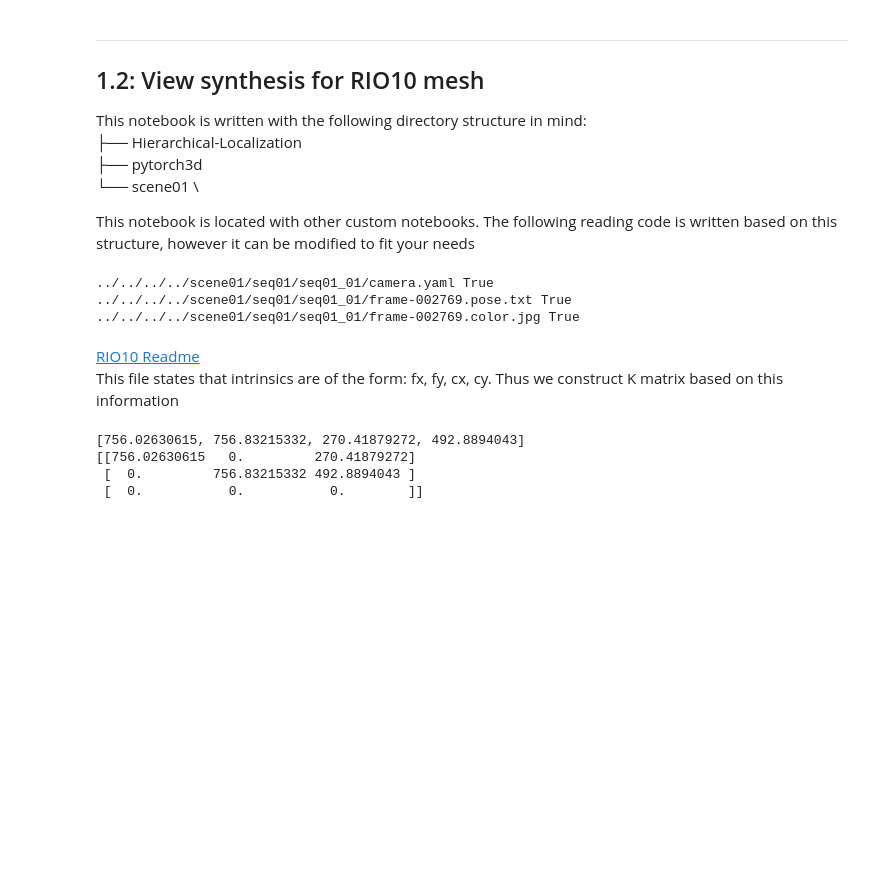
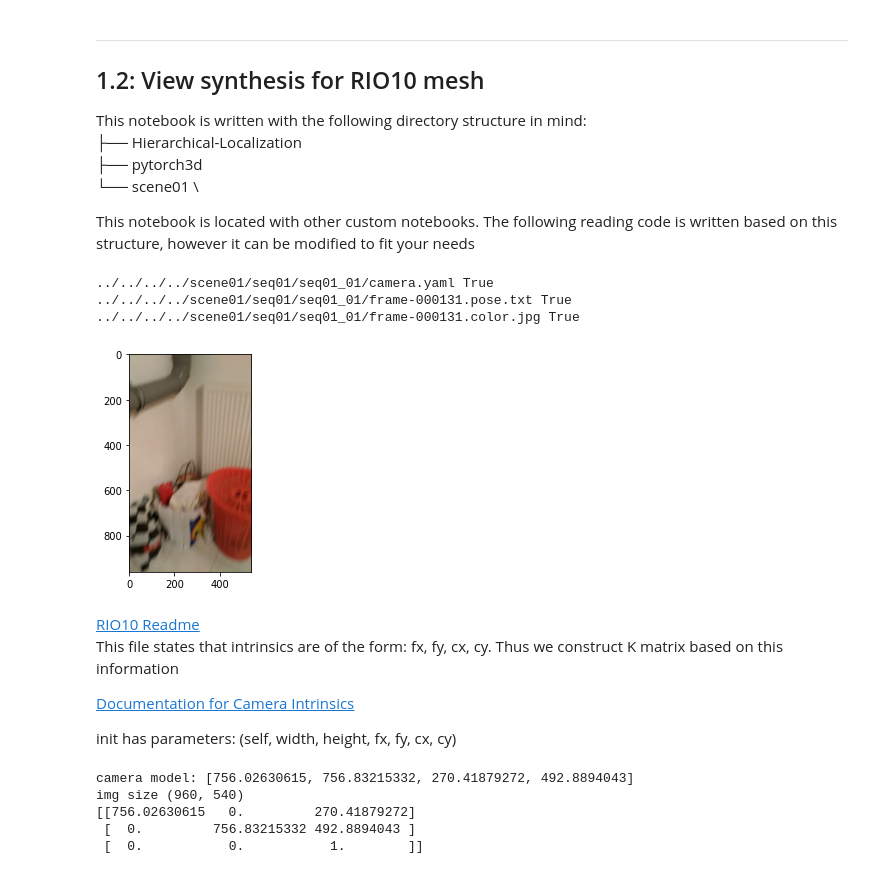
Before and after one commit to Shubodh/pytorch3d, a Jupyter notebook: docs/tutorials/shub_custom/place_level_formulation.ipynb, the cells around one changed output. Saved outputs shown, nothing was run; the diff lists cells and outputs as text; code cells hidden in the pictures; blank space fills up the shorter version.

Commit message:
plotting mesh

```diff
--- a/docs/tutorials/shub_custom/place_level_formulation.ipynb
+++ b/docs/tutorials/shub_custom/place_level_formulation.ipynb
@@ -180,33 +184,41 @@ This notebook is located with other custom notebooks. The following reading code
 # %%
 #Ensure camera_file, pose_file, and rgb_file are set correctly and exist for further cells to work
 
 pose_file_dir = "../../../../scene01/seq01/seq01_01/"
 camera_file = os.path.join(pose_file_dir, 'camera.yaml')
 
 #change file num:
 #added format code, so just
 #integer format
-num = 2769
+num = 131
 camera_file = 'camera.yaml'
 pose_file = 'frame-{:06d}.pose.txt'.format(num)
 rgb_file = 'frame-{:06d}.color.jpg'.format(num)
 
 camera_file = os.path.join(pose_file_dir, camera_file)
 pose_file = os.path.join(pose_file_dir, pose_file)
 rgb_file = os.path.join(pose_file_dir, rgb_file)
 
 print(camera_file, os.path.isfile(camera_file))
 print(pose_file, os.path.isfile(pose_file))
 print(rgb_file, os.path.isfile(rgb_file))
+img = plt.imread(rgb_file)
+plt.imshow(img)
+plt.show()
 # os.path.isfile(camera_file)
 # os.listdir(mesh_file_sample)
 # %% [output]
 ../../../../scene01/seq01/seq01_01/camera.yaml True
-../../../../scene01/seq01/seq01_01/frame-002769.pose.txt True
-../../../../scene01/seq01/seq01_01/frame-002769.color.jpg True
+../../../../scene01/seq01/seq01_01/frame-000131.pose.txt True
+../../../../scene01/seq01/seq01_01/frame-000131.color.jpg True
+[figure, added]
 # %% [markdown]
 [RIO10 Readme](https://github.com/WaldJohannaU/RIO10/blob/master/README.md) \
 This file states that intrinsics are of the form: fx, fy, cx, cy. Thus we construct K matrix based on this information
+
+[Documentation for Camera Intrinsics](http://www.open3d.org/docs/release/python_api/open3d.camera.PinholeCameraIntrinsic.html)
+
+init has parameters: (self, width, height, fx, fy, cx, cy)
 # %%
 #camera parsing
 with open(camera_file, 'r') as f:
@@ -220,13 +232,26 @@ K[0,0] = model[0]
 K[1,1] = model[1]
 K[0,2] = model[2]
 K[1,2] = model[3]
-print(model)
-print(K)
+print("camera model:" ,model)
+print("img size", img_size)
+# print(K)
+#Set intrinsics here itself:
+param = o3d.camera.PinholeCameraParameters()
+intrinsic = param.intrinsic.set_intrinsics(width = img_size[1],
+                                                height = img_size[0],
+                                                fx = model[0],
+                                                fy = model[1],
+                                                cx = model[2],
+                                                cy = model[3])
+# param.intrinsic = intrinsic
+# print(img_size)
+print(param.intrinsic.intrinsic_matrix)
 # %% [output]
-[756.02630615, 756.83215332, 270.41879272, 492.8894043]
+camera model: [756.02630615, 756.83215332, 270.41879272, 492.8894043]
+img size (960, 540)
 [[756.02630615   0.         270.41879272]
  [  0.         756.83215332 492.8894043 ]
- [  0.           0.           0.        ]]
+ [  0.           0.           1.        ]]
 # %%
 #Reading the pose file
 with open(pose_file,'r') as f:
```
Also changed, not shown: parts of 8 cells of this notebook.
